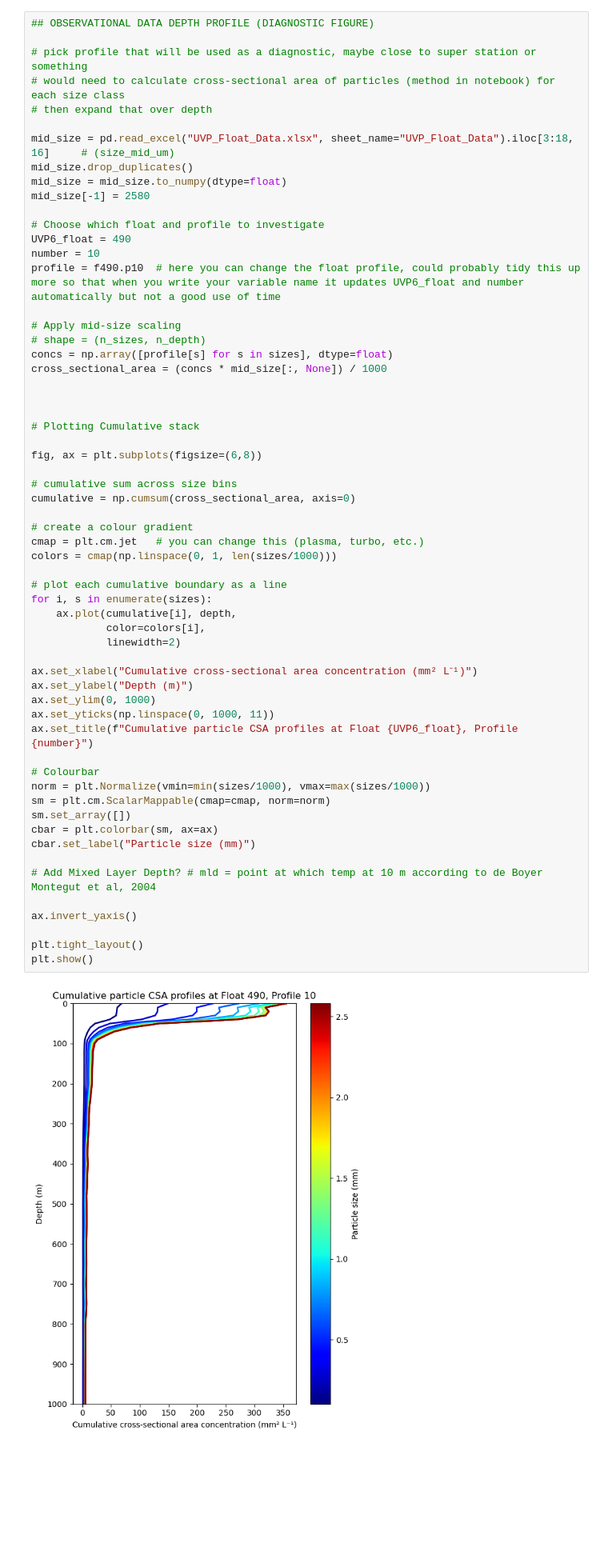
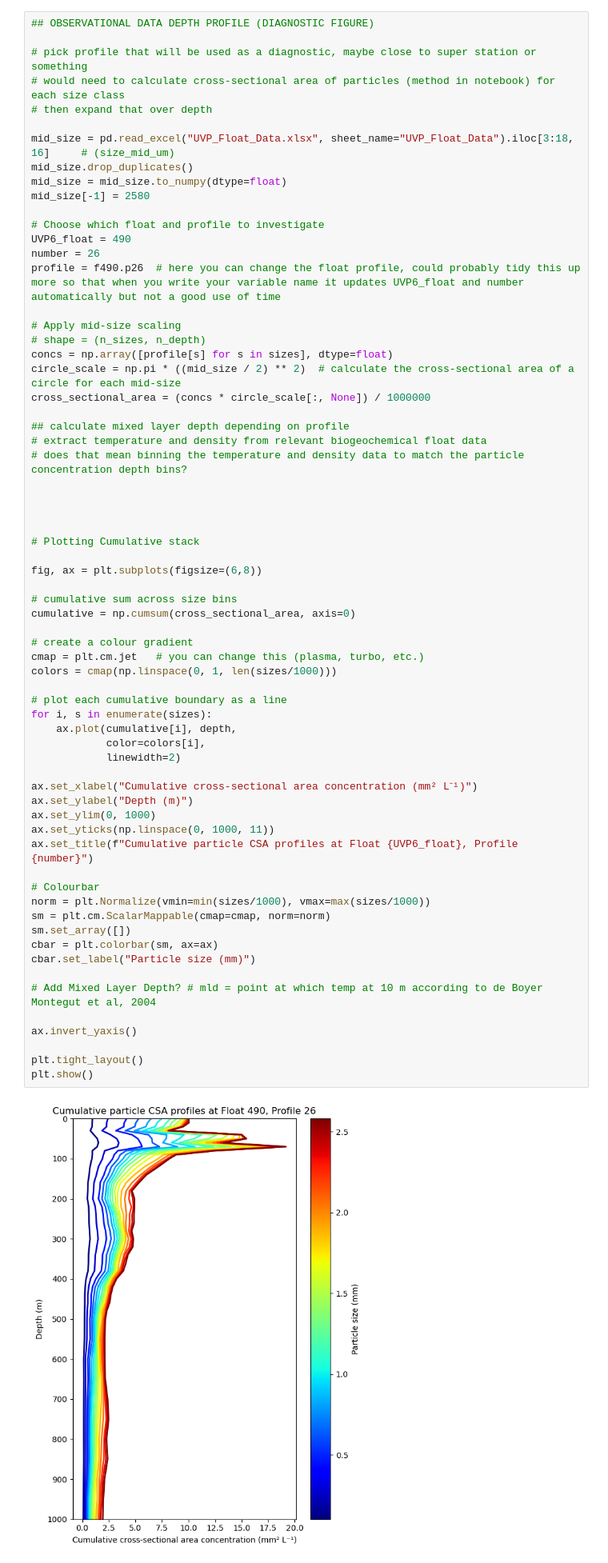
Before and after one commit to shodnett/agg_model_MSc, a Jupyter notebook: Agg_model.ipynb, the cells around one changed output. Shown at 80% size. Saved outputs shown, nothing was run; the diff lists cells and outputs as text; blank space fills up the shorter version.

Commit message:
changing area calcs and adding MLD to profile

```diff
--- a/Agg_model.ipynb
+++ b/Agg_model.ipynb
@@ -568,13 +568,19 @@ mid_size[-1] = 2580
 
 # Choose which float and profile to investigate
 UVP6_float = 490
-number = 10
-profile = f490.p10  # here you can change the float profile, could probably tidy this up more so that when you write your variable name it updates UVP6_float and number automatically but not a good use of time
+number = 26
+profile = f490.p26  # here you can change the float profile, could probably tidy this up more so that when you write your variable name it updates UVP6_float and number automatically but not a good use of time
 
 # Apply mid-size scaling
 # shape = (n_sizes, n_depth)
 concs = np.array([profile[s] for s in sizes], dtype=float)
-cross_sectional_area = (concs * mid_size[:, None]) / 1000
+circle_scale = np.pi * ((mid_size / 2) ** 2)  # calculate the cross-sectional area of a circle for each mid-size
+cross_sectional_area = (concs * circle_scale[:, None]) / 1000000
+
+## calculate mixed layer depth depending on profile
+# extract temperature and density from relevant biogeochemical float data
+# does that mean binning the temperature and density data to match the particle concentration depth bins?
+
 
 
 
@@ -588,31 +594,31 @@ cumulative = np.cumsum(cross_sectional_area, axis=0)
 # create a colour gradient
 cmap = plt.cm.jet   # you can change this (plasma, turbo, etc.)
 colors = cmap(np.linspace(0, 1, len(sizes/1000)))
 
 # plot each cumulative boundary as a line
 for i, s in enumerate(sizes):
     ax.plot(cumulative[i], depth,
             color=colors[i],
             linewidth=2)
 
 ax.set_xlabel("Cumulative cross-sectional area concentration (mm² L⁻¹)")
 ax.set_ylabel("Depth (m)")
 ax.set_ylim(0, 1000)
 ax.set_yticks(np.linspace(0, 1000, 11))
 ax.set_title(f"Cumulative particle CSA profiles at Float {UVP6_float}, Profile {number}")
 
 # Colourbar
 norm = plt.Normalize(vmin=min(sizes/1000), vmax=max(sizes/1000))
 sm = plt.cm.ScalarMappable(cmap=cmap, norm=norm)
 sm.set_array([])
 cbar = plt.colorbar(sm, ax=ax)
 cbar.set_label("Particle size (mm)")
 
 # Add Mixed Layer Depth? # mld = point at which temp at 10 m according to de Boyer Montegut et al, 2004
 
 ax.invert_yaxis()
 
 plt.tight_layout()
 plt.show()
 # %% [output]
-[figure, old version]
+[figure, new version]
```
Also changed, not shown: 6 other files.
